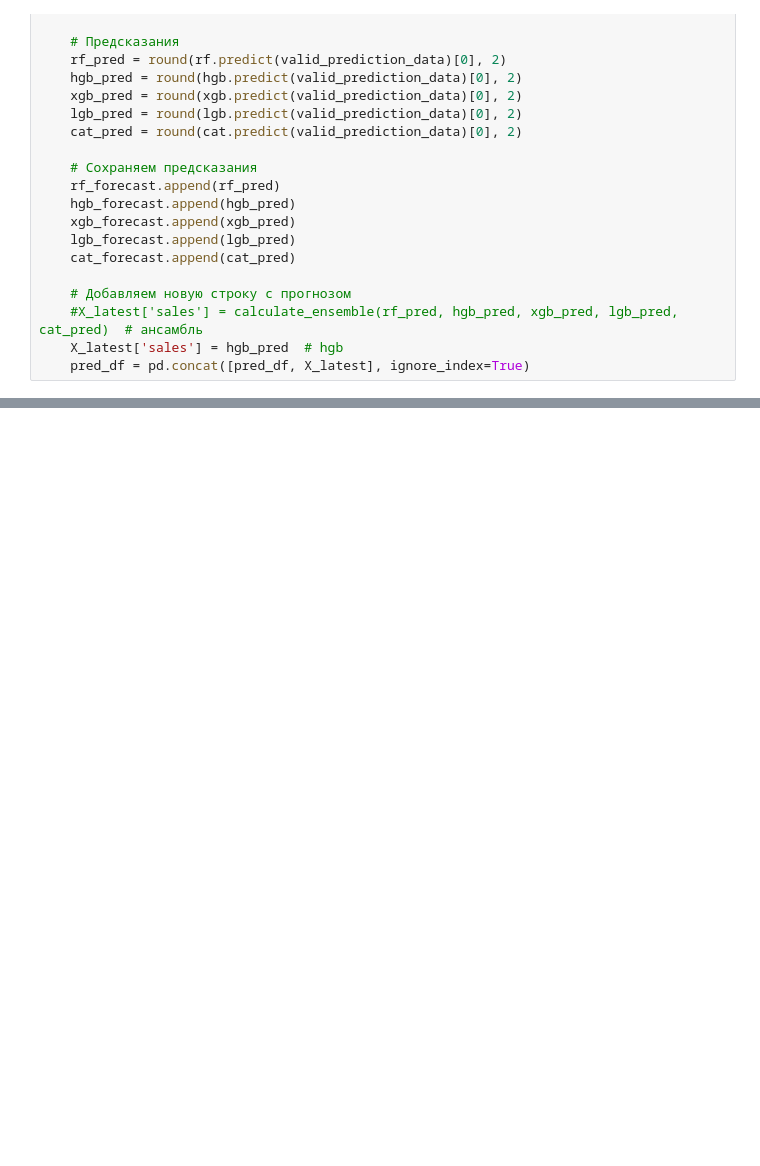
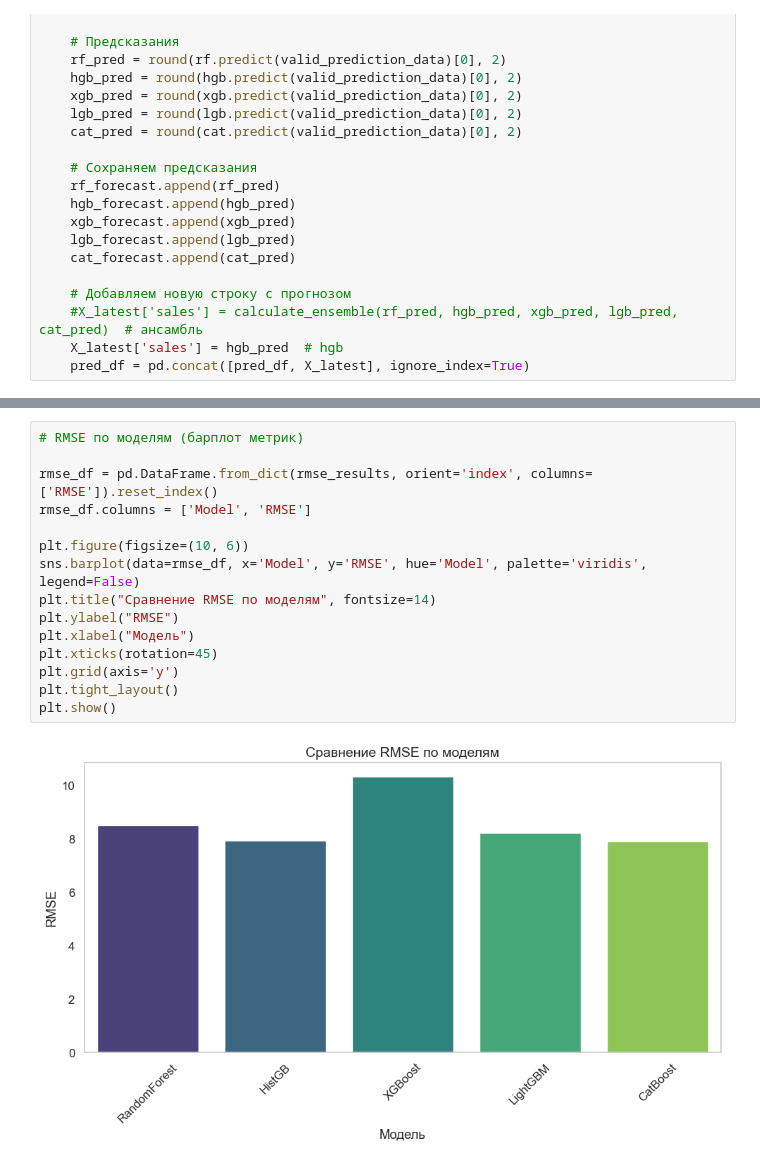
Before and after one commit to DvMaxim/ML_Course_Homework, a Jupyter notebook: HW_6/hw_6_main.ipynb, the cells around one changed output, grey strips where cells are left out. Drawn from its saved outputs; the diff is of its cells as text; blank space fills up the shorter version.

```diff
--- a/HW_6/hw_6_main.ipynb
+++ b/HW_6/hw_6_main.ipynb
@@ -643,0 +686,17 @@ plt.show()
+# %%
+# RMSE по моделям (барплот метрик)
+
+rmse_df = pd.DataFrame.from_dict(rmse_results, orient='index', columns=['RMSE']).reset_index()
+rmse_df.columns = ['Model', 'RMSE']
+
+plt.figure(figsize=(10, 6))
+sns.barplot(data=rmse_df, x='Model', y='RMSE', hue='Model', palette='viridis', legend=False)
+plt.title("Сравнение RMSE по моделям", fontsize=14)
+plt.ylabel("RMSE")
+plt.xlabel("Модель")
+plt.xticks(rotation=45)
+plt.grid(axis='y')
+plt.tight_layout()
+plt.show()
+# %% [output]
+[figure, added]
```
Also changed, not shown: parts of 9 cells of this notebook, 4 other files.
